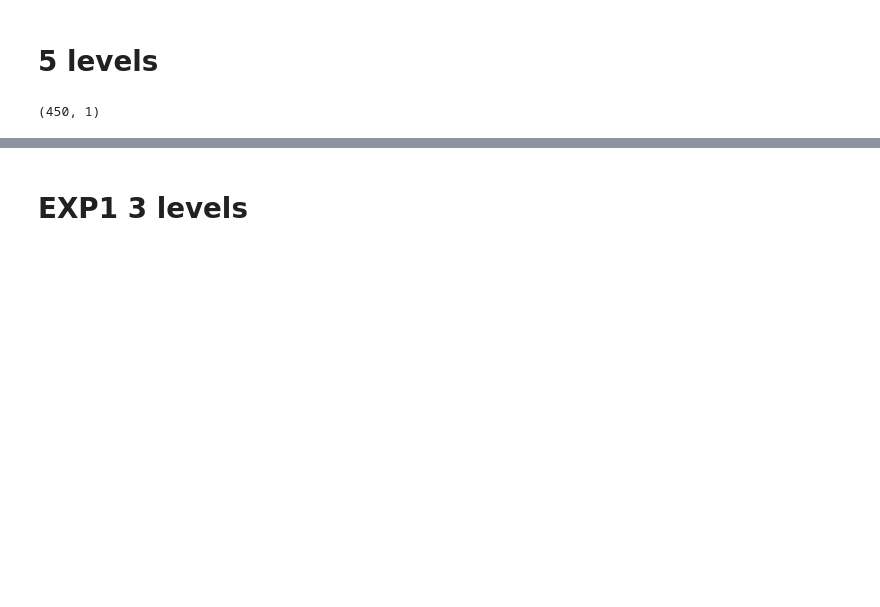
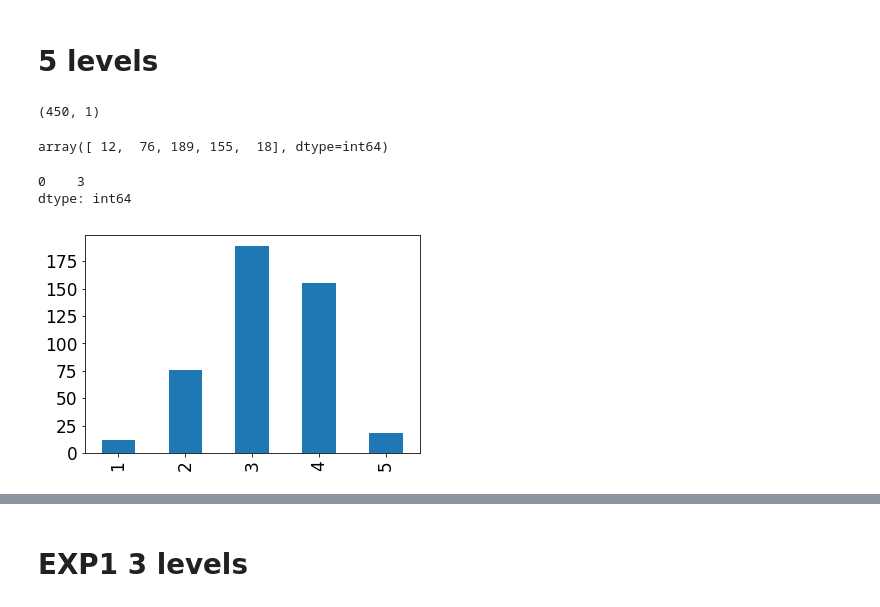
Before and after one commit to JHWu92/Cycling_safety, a Jupyter notebook: rating_platform/Y for ml under various condition.ipynb, the cells around one changed output, grey strips where cells are left out. Drawn from its saved outputs; the diff is of its cells as text; code cells hidden in the pictures; blank space fills up the shorter version.

```diff
--- a/rating_platform/Y for ml under various condition.ipynb
+++ b/rating_platform/Y for ml under various condition.ipynb
@@ -139,0 +179,14 @@ y_all.to_csv('ys/{0}/y_csl_all-{0}.csv'.format(date))
+# %%
+hist, bins = np.histogram(y_all,5,range=[1,5])
+hist
+# %% [output]
+array([ 12,  76, 189, 155,  18], dtype=int64)
+# %%
+pd.Series(np.digitize(y_all.csl, bins)).mode()
+# %% [output]
+0    3
+dtype: int64
+# %%
+ax=pd.Series(np.digitize(y_all.csl, bins)).value_counts().sort_index().plot('bar',fontsize=17)
+# %% [output]
+[figure, added]
```
Also changed, not shown: parts of 10 cells of this notebook.
